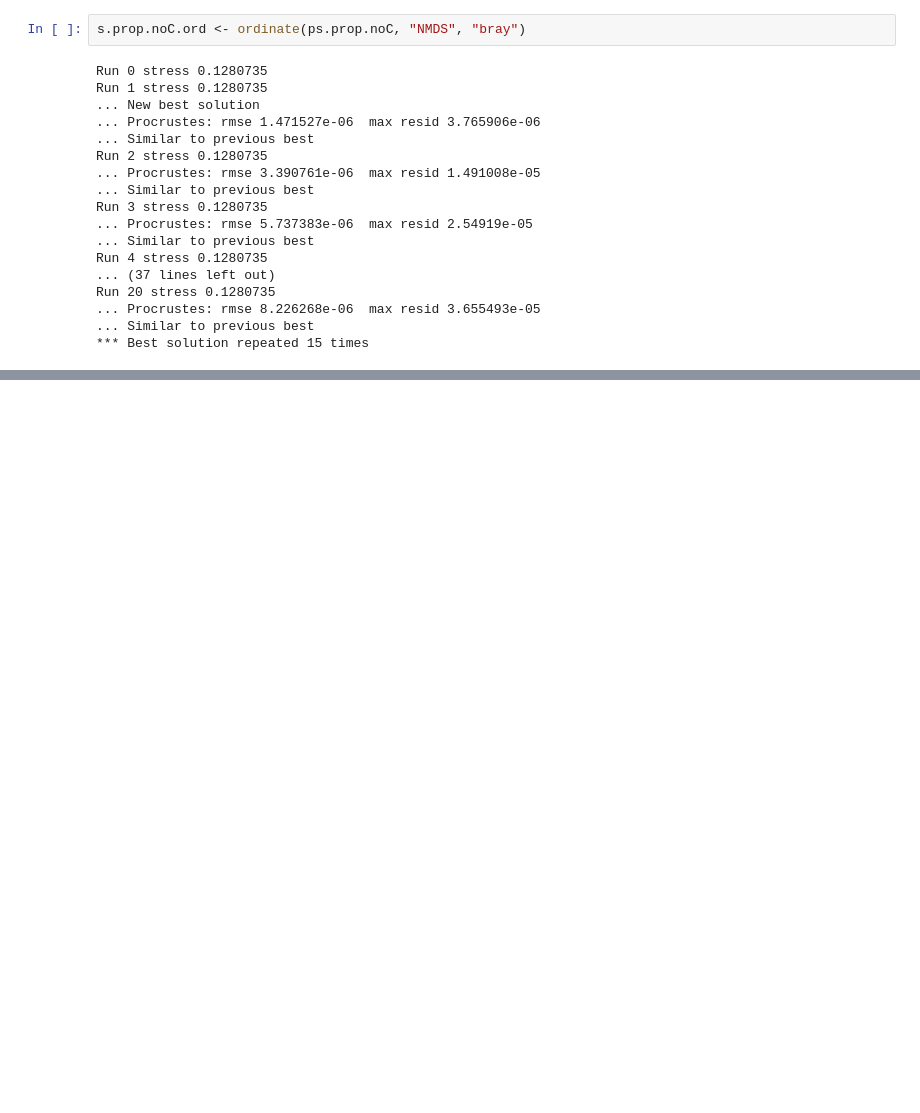
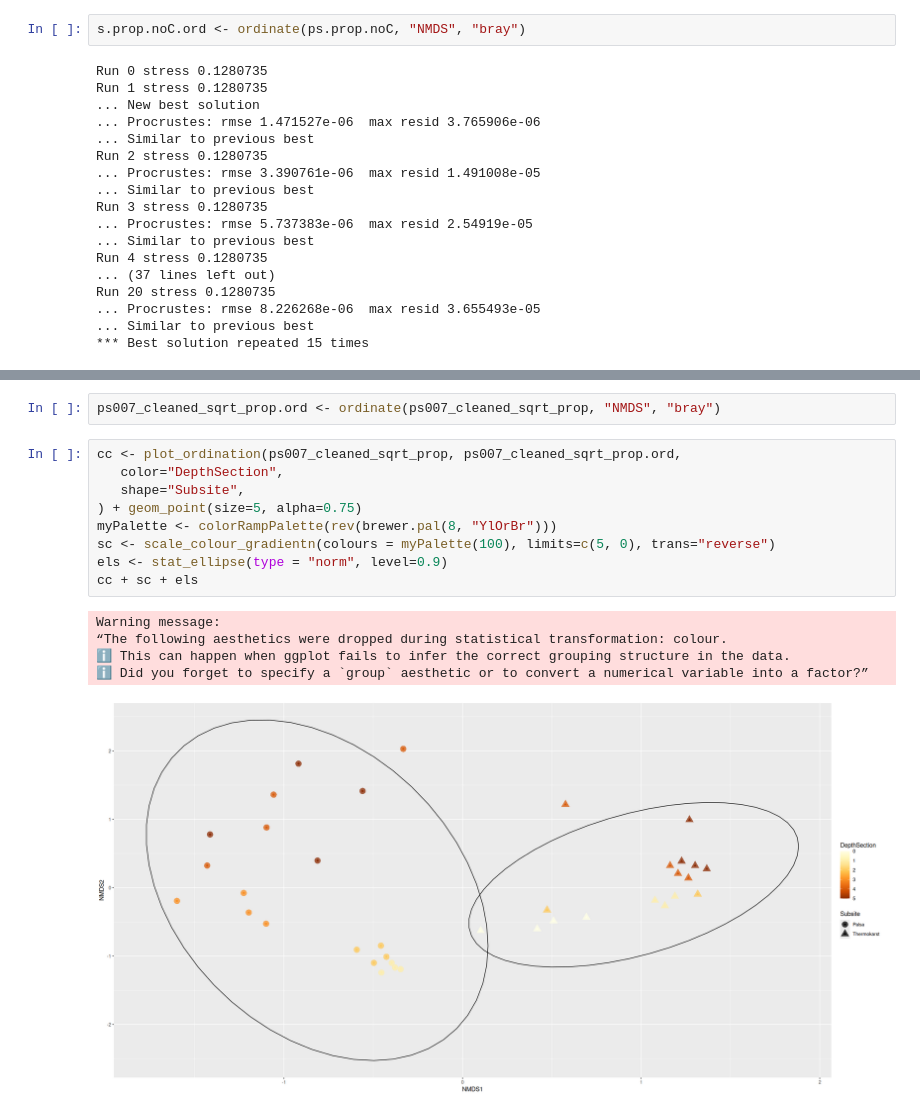
Before and after one commit to danchurch/sphagnumCUEmetabarcoding, a Jupyter notebook: sequenceAnalysis/firstLookPeat16s.ipynb, the cells around one changed output, grey strips where cells are left out. Drawn from its saved outputs; the diff is of its cells as text; blank space fills up the shorter version.

Commit message:
damn ggplot

```diff
--- a/sequenceAnalysis/firstLookPeat16s.ipynb
+++ b/sequenceAnalysis/firstLookPeat16s.ipynb
@@ -834,0 +795,17 @@ For some reason that won't work inside the jupyter notebook. Works on my termina
+# %%
+ps007_cleaned_sqrt_prop.ord <- ordinate(ps007_cleaned_sqrt_prop, "NMDS", "bray")
+# %%
+cc <- plot_ordination(ps007_cleaned_sqrt_prop, ps007_cleaned_sqrt_prop.ord,
+   color="DepthSection",
+   shape="Subsite",
+) + geom_point(size=5, alpha=0.75)
+myPalette <- colorRampPalette(rev(brewer.pal(8, "YlOrBr")))
+sc <- scale_colour_gradientn(colours = myPalette(100), limits=c(5, 0), trans="reverse")
+els <- stat_ellipse(type = "norm", level=0.9)
+cc + sc + els
+# %% [output]
+Warning message:
+“The following aesthetics were dropped during statistical transformation: colour.
+ℹ This can happen when ggplot fails to infer the correct grouping structure in the data.
+ℹ Did you forget to specify a `group` aesthetic or to convert a numerical variable into a factor?”
+[figure, added]
```
Also changed, not shown: parts of 8 cells of this notebook, 7 other files.
